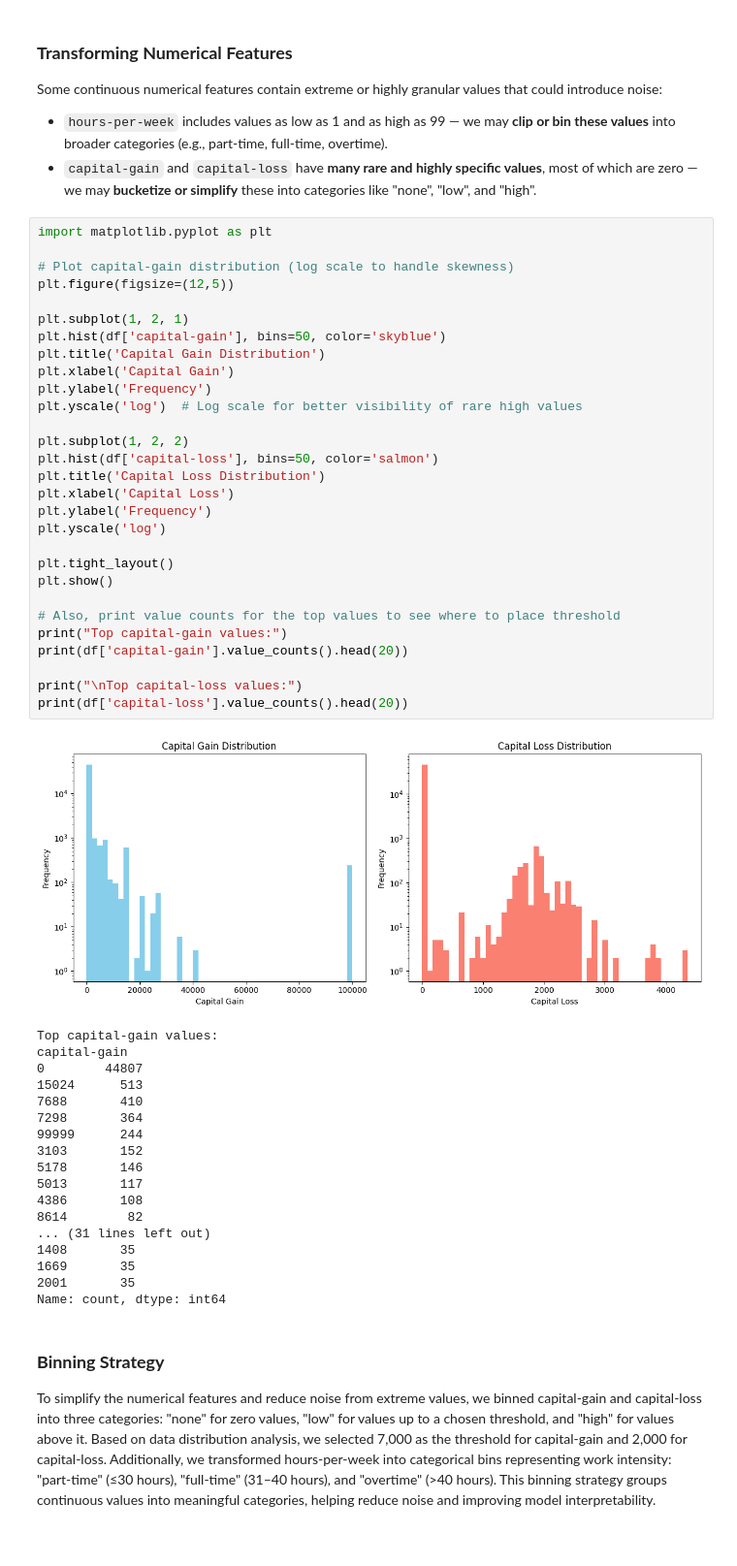
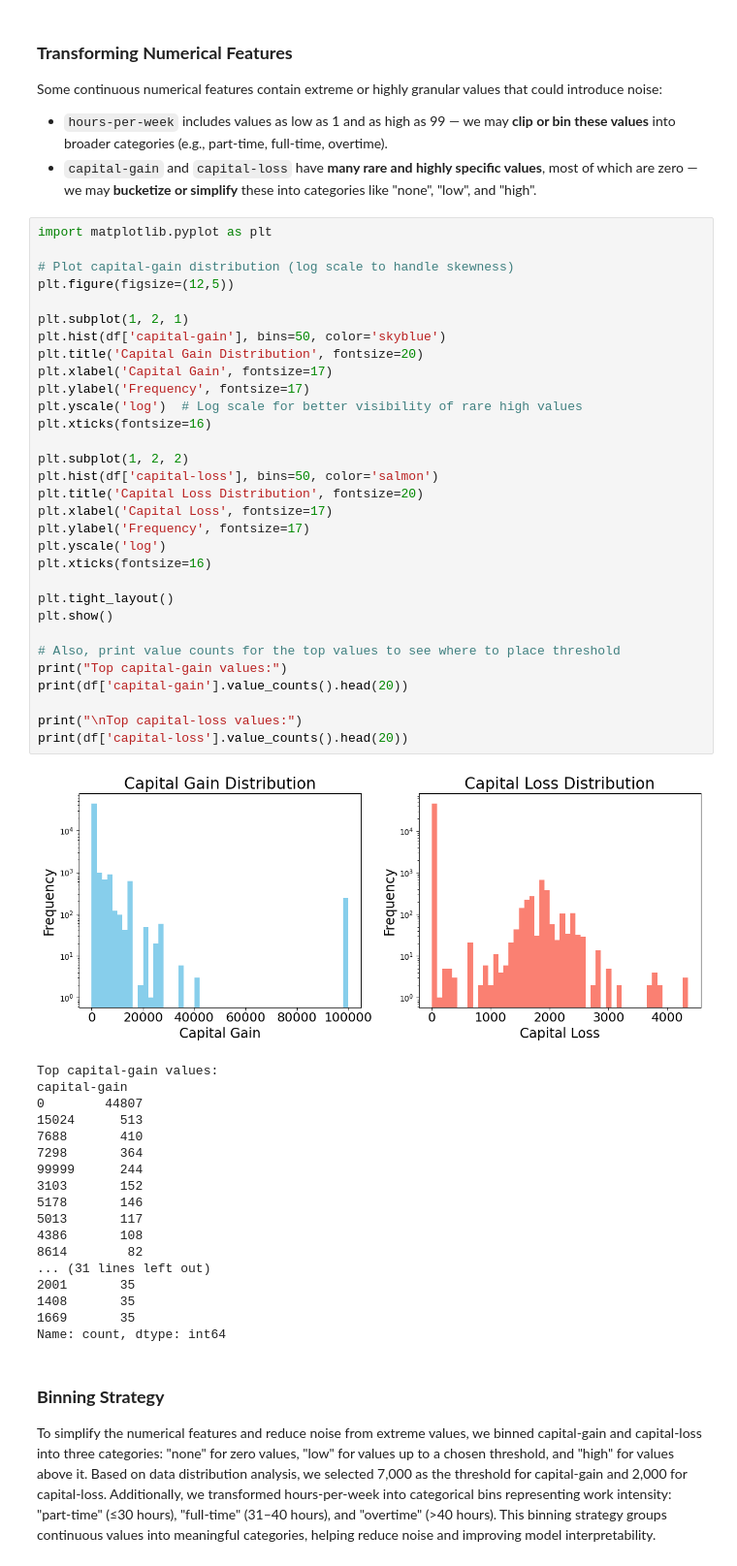
Before and after one commit to xHuGODx/TAA-Project, a Jupyter notebook: adult_dataset.ipynb, the cells around one changed output. Shown at 97% size. Drawn from its saved outputs; the diff is of its cells as text.

Commit message:
adicionei umas visualizações dos dados

```diff
--- a/adult_dataset.ipynb
+++ b/adult_dataset.ipynb
@@ -399,34 +572,36 @@ Some continuous numerical features contain extreme or highly granular values tha
 # %%
 import matplotlib.pyplot as plt
 
 # Plot capital-gain distribution (log scale to handle skewness)
 plt.figure(figsize=(12,5))
 
 plt.subplot(1, 2, 1)
 plt.hist(df['capital-gain'], bins=50, color='skyblue')
-plt.title('Capital Gain Distribution')
-plt.xlabel('Capital Gain')
-plt.ylabel('Frequency')
+plt.title('Capital Gain Distribution', fontsize=20)
+plt.xlabel('Capital Gain', fontsize=17)
+plt.ylabel('Frequency', fontsize=17)
 plt.yscale('log')  # Log scale for better visibility of rare high values
+plt.xticks(fontsize=16)
 
 plt.subplot(1, 2, 2)
 plt.hist(df['capital-loss'], bins=50, color='salmon')
-plt.title('Capital Loss Distribution')
-plt.xlabel('Capital Loss')
-plt.ylabel('Frequency')
+plt.title('Capital Loss Distribution', fontsize=20)
+plt.xlabel('Capital Loss', fontsize=17)
+plt.ylabel('Frequency', fontsize=17)
 plt.yscale('log')
+plt.xticks(fontsize=16)
 
 plt.tight_layout()
 plt.show()
 
 # Also, print value counts for the top values to see where to place threshold
 print("Top capital-gain values:")
 print(df['capital-gain'].value_counts().head(20))
 
 print("\nTop capital-loss values:")
 print(df['capital-loss'].value_counts().head(20))
 # %% [output]
-[figure, old version]
+[figure, new version]
 Top capital-gain values:
 capital-gain
 0        44807
@@ -440,9 +615,9 @@ capital-gain
 4386       108
 8614        82
 ... (31 lines left out)
+2001       35
 1408       35
 1669       35
-2001       35
 Name: count, dtype: int64
 # %% [markdown]
 ### **Binning Strategy**
```
Also changed, not shown: parts of 10 cells of this notebook.
